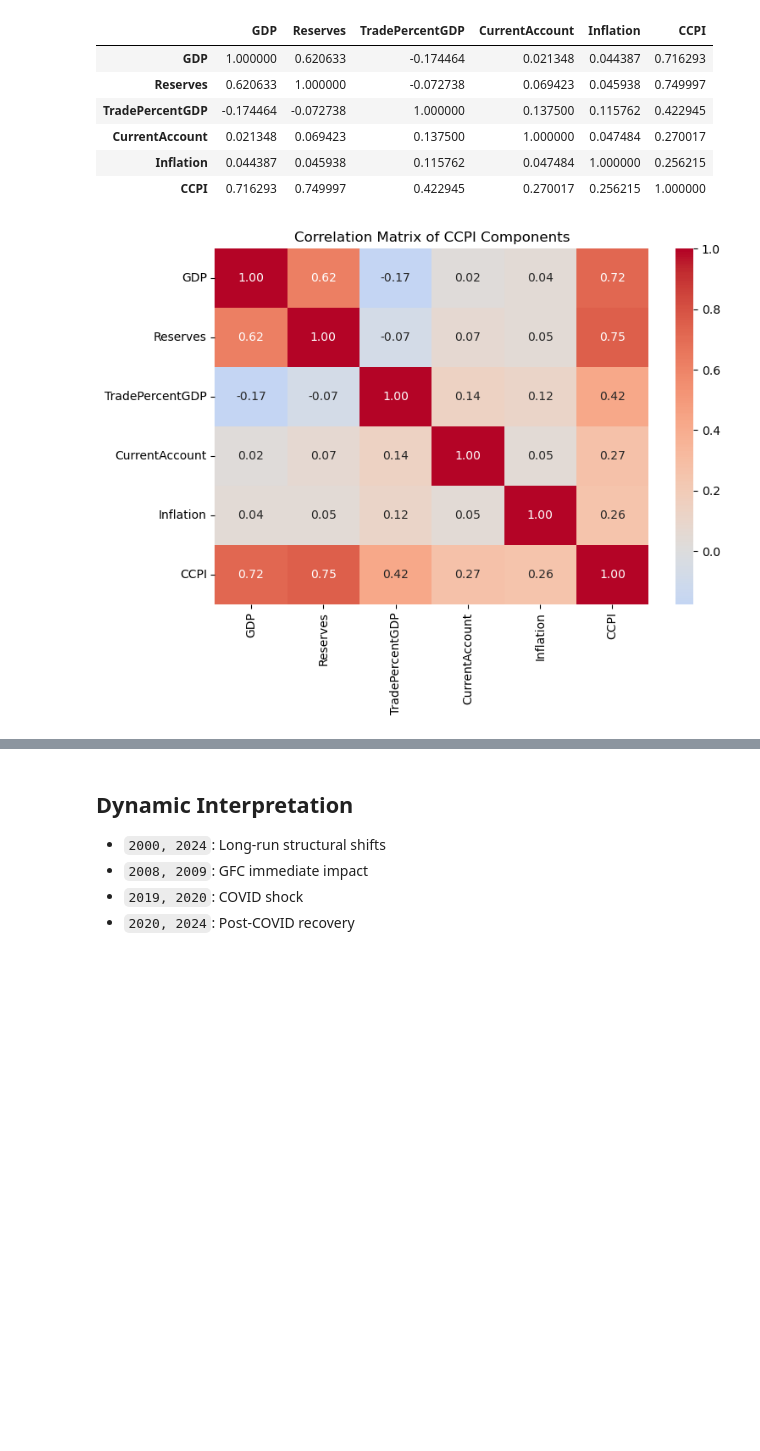
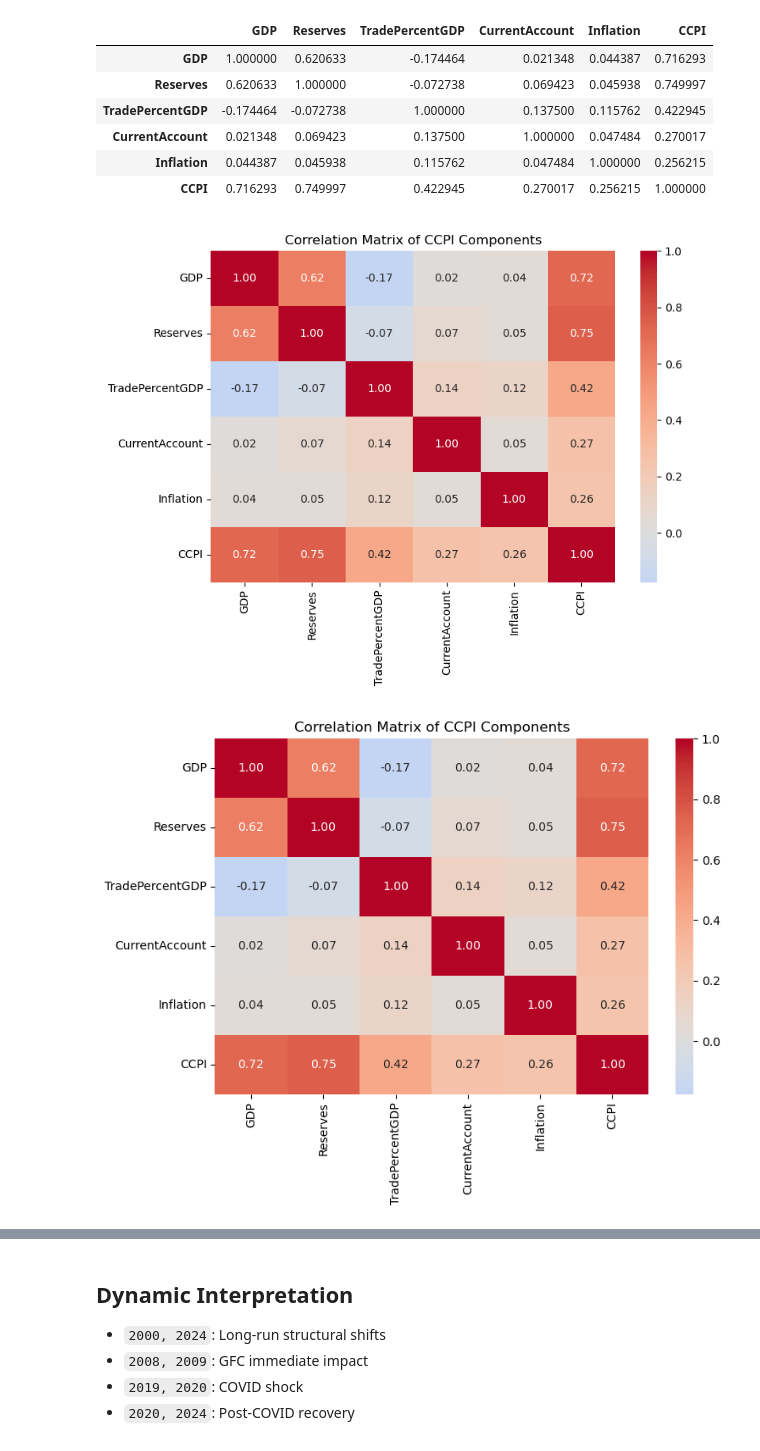
Before and after one commit to afreedashireen/global-currency-power-index, a Jupyter notebook: Global_Currency_Power.ipynb, the cells around one changed output, grey strips where cells are left out. Saved outputs shown, nothing was run; the diff lists cells and outputs as text; code cells hidden in the pictures; blank space fills up the shorter version.

```diff
--- a/Global_Currency_Power.ipynb
+++ b/Global_Currency_Power.ipynb
@@ -166,17 +166,20 @@ corr_matrix
 # %%
 plt.figure(figsize=(8, 6))
 sns.heatmap(
     corr_matrix,
     annot=True,
     cmap="coolwarm",
     center=0,
     fmt=".2f"
 )
 plt.title("Correlation Matrix of CCPI Components")
 plt.tight_layout()
-plt.show()
+plt.savefig('visuals/correlation_heatmap.png')
+from IPython.display import Image, display
+display(Image('visuals/correlation_heatmap.png'))
 # %% [output]
-[figure, old version]
+[figure, new version]
+[figure, added]
 # %%
 # 6. Top 5 CCPI trajectories
 
```
Also changed, not shown: parts of 8 cells of this notebook.
